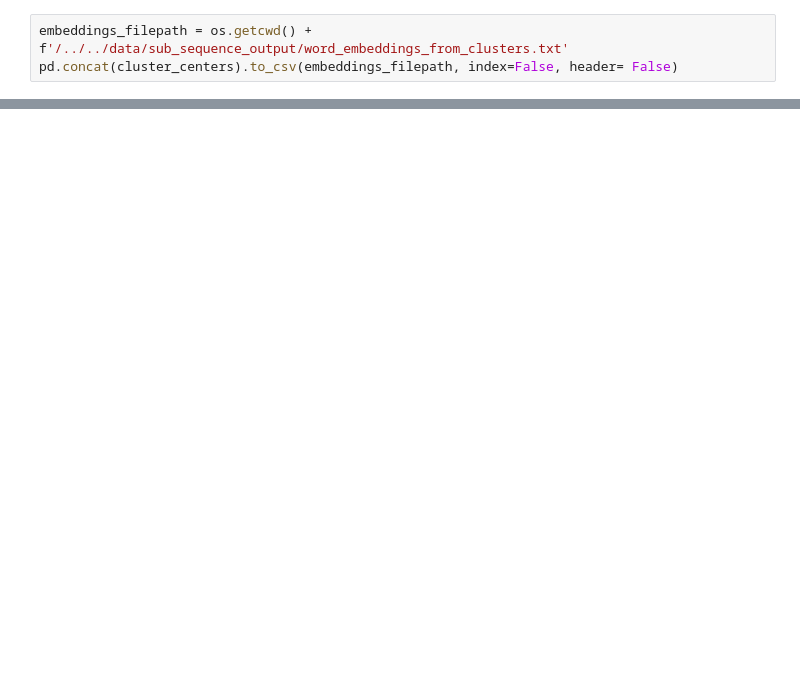
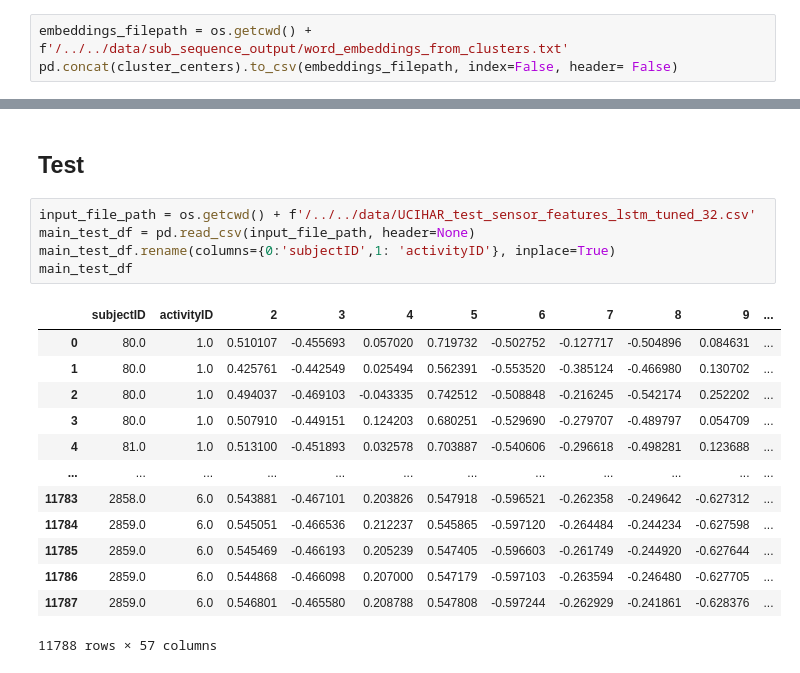
Before and after one commit to praveengadiyaram369/Activityrecognition_GaussianLDA, a Jupyter notebook: bin/kartheek/umap_gmm_clustering.ipynb, the cells around one changed output, grey strips where cells are left out. Drawn from its saved outputs; the diff is of its cells as text; blank space fills up the shorter version.

```diff
--- a/bin/kartheek/umap_gmm_clustering.ipynb
+++ b/bin/kartheek/umap_gmm_clustering.ipynb
@@ -193,0 +200,21 @@ for activity in doc_df['activityID'].unique():
+# %% [markdown]
+## Test
+# %%
+input_file_path = os.getcwd() + f'/../../data/UCIHAR_test_sensor_features_lstm_tuned_32.csv'
+main_test_df = pd.read_csv(input_file_path, header=None)
+main_test_df.rename(columns={0:'subjectID',1: 'activityID'}, inplace=True)
+main_test_df
+# %% [output]
+|  | subjectID | activityID | 2 | 3 | 4 | 5 | 6 | 7 | 8 | 9 | ... |
+| 0 | 80.0 | 1.0 | 0.510107 | -0.455693 | 0.057020 | 0.719732 | -0.502752 | -0.127717 | -0.504896 | 0.084631 | ... |
+| 1 | 80.0 | 1.0 | 0.425761 | -0.442549 | 0.025494 | 0.562391 | -0.553520 | -0.385124 | -0.466980 | 0.130702 | ... |
+| 2 | 80.0 | 1.0 | 0.494037 | -0.469103 | -0.043335 | 0.742512 | -0.508848 | -0.216245 | -0.542174 | 0.252202 | ... |
+| 3 | 80.0 | 1.0 | 0.507910 | -0.449151 | 0.124203 | 0.680251 | -0.529690 | -0.279707 | -0.489797 | 0.054709 | ... |
+| 4 | 81.0 | 1.0 | 0.513100 | -0.451893 | 0.032578 | 0.703887 | -0.540606 | -0.296618 | -0.498281 | 0.123688 | ... |
+| ... | ... | ... | ... | ... | ... | ... | ... | ... | ... | ... | ... |
+| 11783 | 2858.0 | 6.0 | 0.543881 | -0.467101 | 0.203826 | 0.547918 | -0.596521 | -0.262358 | -0.249642 | -0.627312 | ... |
+| 11784 | 2859.0 | 6.0 | 0.545051 | -0.466536 | 0.212237 | 0.545865 | -0.597120 | -0.264484 | -0.244234 | -0.627598 | ... |
+| 11785 | 2859.0 | 6.0 | 0.545469 | -0.466193 | 0.205239 | 0.547405 | -0.596603 | -0.261749 | -0.244920 | -0.627644 | ... |
+| 11786 | 2859.0 | 6.0 | 0.544868 | -0.466098 | 0.207000 | 0.547179 | -0.597103 | -0.263594 | -0.246480 | -0.627705 | ... |
+| 11787 | 2859.0 | 6.0 | 0.546801 | -0.465580 | 0.208788 | 0.547808 | -0.597244 | -0.262929 | -0.241861 | -0.628376 | ... |
+11788 rows × 57 columns
```
Also changed, not shown: parts of 16 cells of this notebook.
